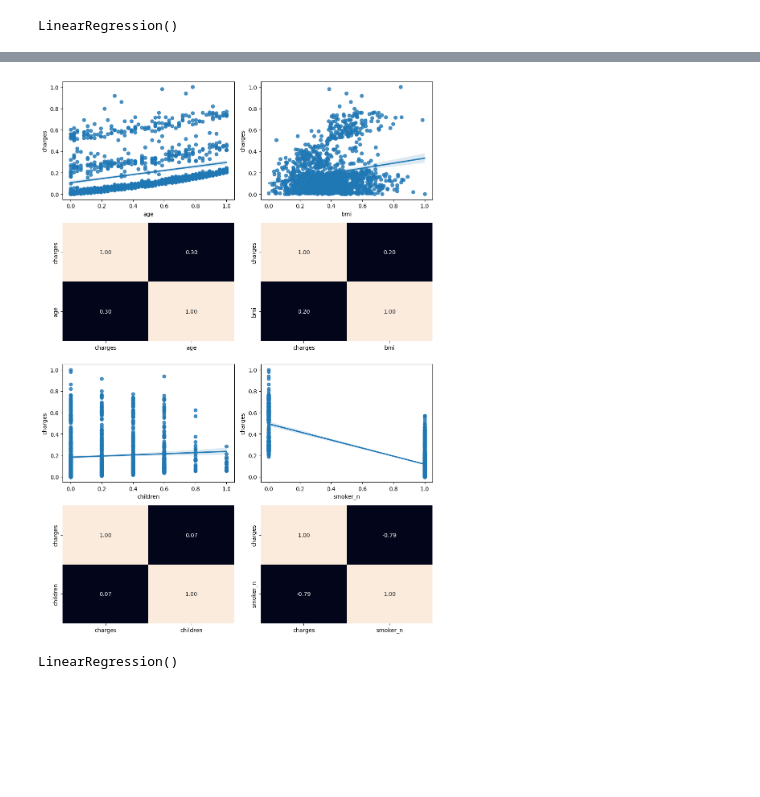
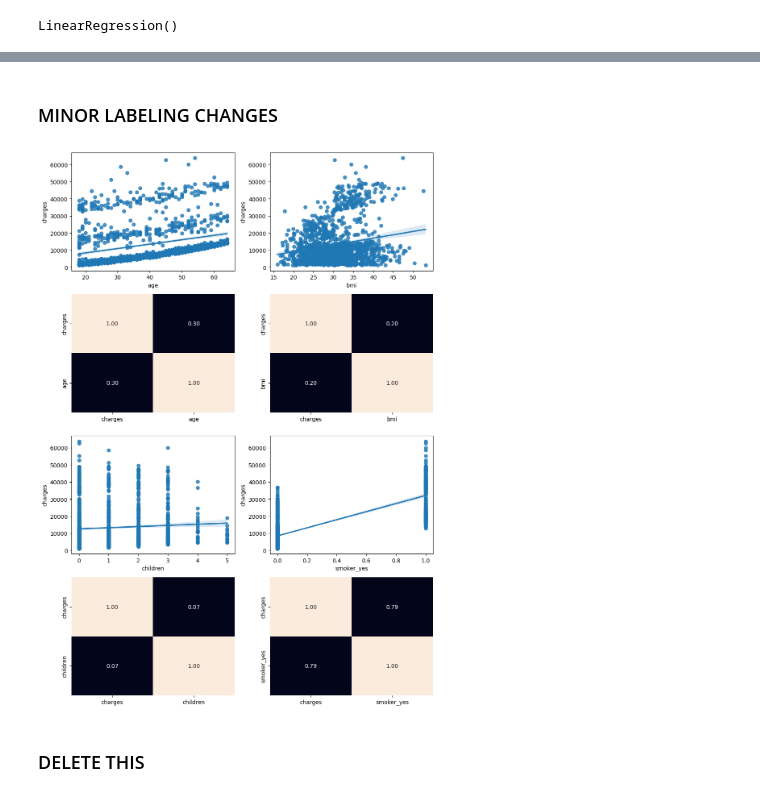
Before and after one commit to isabellegaldau/aaronmatthews4-linear-regression-project, a Jupyter notebook: src/explore.ipynb, the cells around one changed output, grey strips where cells are left out. Drawn from its saved outputs; the diff is of its cells as text; code cells hidden in the pictures; blank space fills up the shorter version.

```diff
--- a/src/explore.ipynb
+++ b/src/explore.ipynb
@@ -86,0 +70,15 @@ print(data_encoded.head())
+# %%
+# data_encoded = pd.get_dummies(data, drop_first=True)
+
+# # Display the first few rows of the encoded DataFrame
+# print(data_encoded.head())
+
+categorical_cols = data.select_dtypes(include=['object']).columns
+encoded_categoricals = pd.get_dummies(data[categorical_cols], drop_first=True)
+
+# Combine encoded columns
+numeric_data = data.drop(columns=categorical_cols)  # Drop categorical columns
+data_encoded = pd.concat([numeric_data, encoded_categoricals], axis=1)
+
+# Display the first few rows of the encoded DataFrame
+print(data_encoded.head())
@@ -113,6 +127,6 @@ plt.show()
 # %%
-# Encode categorical variables
-data_encoded = pd.get_dummies(data, drop_first=True)
+# # Encode categorical variables
+# data_encoded = pd.get_dummies(data, drop_first=True)
 # %%
 from sklearn.model_selection import train_test_split
 
@@ -250,24 +278,31 @@ train_data.head()
+# %% [markdown]
+### MINOR LABELING CHANGES
 # %%
 import matplotlib.pyplot as plt
 import seaborn as sns
 
 fig, axis = plt.subplots(4, 2, figsize = (10, 14))
-total_data = pd.concat([train_data, test_data])
+#totdata = pd.concat([train_data, test_data])
 
-sns.regplot(data = total_data, x = "age", y = "charges", ax = axis[0, 0])
-sns.heatmap(total_data[["charges", "age"]].corr(), annot = True, fmt = ".2f", ax = axis[1, 0], cbar = False)
+sns.regplot(data = data_encoded, x = "age", y = "charges", ax = axis[0, 0])
+sns.heatmap(data_encoded[["charges", "age"]].corr(), annot = True, fmt = ".2f", ax = axis[1, 0], cbar = False)
 
-sns.regplot(data = total_data, x = "bmi", y = "charges", ax = axis[0, 1])
-sns.heatmap(total_data[["charges", "bmi"]].corr(), annot = True, fmt = ".2f", ax = axis[1, 1], cbar = False)
+sns.regplot(data = data_encoded, x = "bmi", y = "charges", ax = axis[0, 1])
+sns.heatmap(data_encoded[["charges", "bmi"]].corr(), annot = True, fmt = ".2f", ax = axis[1, 1], cbar = False)
 
-sns.regplot(data = total_data, x = "children", y = "charges", ax = axis[2, 0])
-sns.heatmap(total_data[["charges", "children"]].corr(), annot = True, fmt = ".2f", ax = axis[3, 0], cbar = False)
+sns.regplot(data = data_encoded, x = "children", y = "charges", ax = axis[2, 0])
+sns.heatmap(data_encoded[["charges", "children"]].corr(), annot = True, fmt = ".2f", ax = axis[3, 0], cbar = False)
 
-sns.regplot(data = total_data, x = "smoker_n", y = "charges", ax = axis[2, 1])
-sns.heatmap(total_data[["charges", "smoker_n"]].corr(), annot = True, fmt = ".2f", ax = axis[3, 1], cbar = False)
+# sns.regplot(data = data, x = "smoker_n", y = "charges", ax = axis[2, 1])
+# sns.heatmap(data[["charges", "smoker_n"]].corr(), annot = True, fmt = ".2f", ax = axis[3, 1], cbar = False)
+
+sns.regplot(data = data_encoded, x = "smoker_yes", y = "charges", ax = axis[2, 1])
+sns.heatmap(data_encoded[["charges", "smoker_yes"]].corr(), annot = True, fmt = ".2f", ax = axis[3, 1], cbar = False)
 
 plt.tight_layout()
 plt.show()
 # %% [output]
-[figure, old version]
+[figure, new version]
+# %% [markdown]
+### DELETE THIS
 # %%
@@ -278,10 +313,8 @@ y_test = test_data["charges"]
 # %%
-from sklearn.linear_model import LinearRegression
+# from sklearn.linear_model import LinearRegression
 
-model = LinearRegression()
-model.fit(X_train, y_train)
+# model = LinearRegression()
+# model.fit(X_train, y_train)
-# %% [output]
-LinearRegression()
 # %%
 print(f"Intercep (a): {model.intercept_}")
 print(f"Coefficients (b1, b2): {model.coef_}")
```
Also changed, not shown: parts of 25 cells of this notebook, 2 other files.
